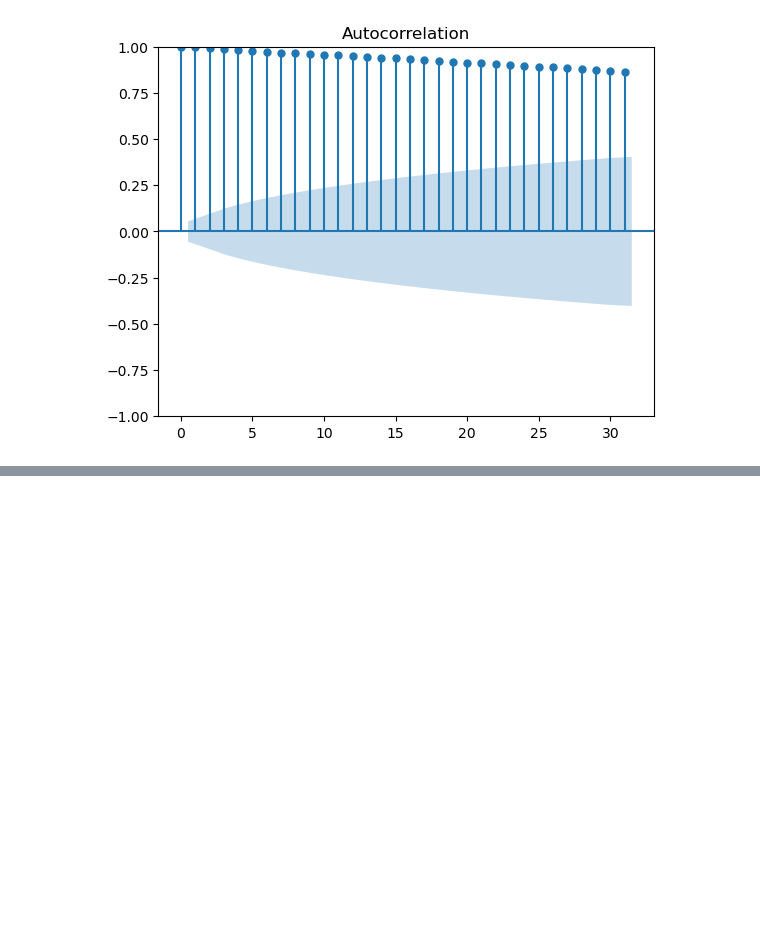
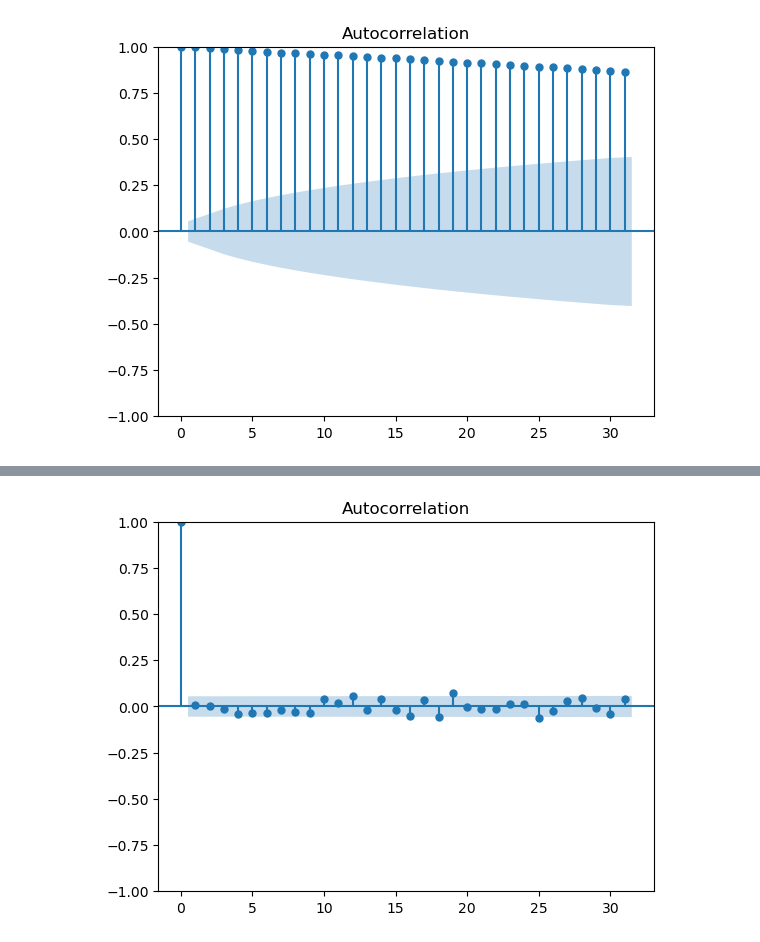
Before and after one commit to sof2401/Data-Visualization, a Jupyter notebook: Time Series EDA (Practice).ipynb, the cells around one changed output, grey strips where cells are left out. Saved outputs shown, nothing was run; the diff lists cells and outputs as text; code cells hidden in the pictures; blank space fills up the shorter version.

```diff
--- a/Time Series EDA (Practice).ipynb
+++ b/Time Series EDA (Practice).ipynb
@@ -108,0 +142,6 @@ fig = tsa.graphics.plot_acf(df)
+# %%
+#10) Check the differenced data for autocorrelation with an ACF Plot.
+
+differenced_fig = tsa.graphics.plot_acf(df_differenced)
+# %% [output]
+[figure, added]
```
Also changed, not shown: parts of 4 cells of this notebook, 4 other files.
